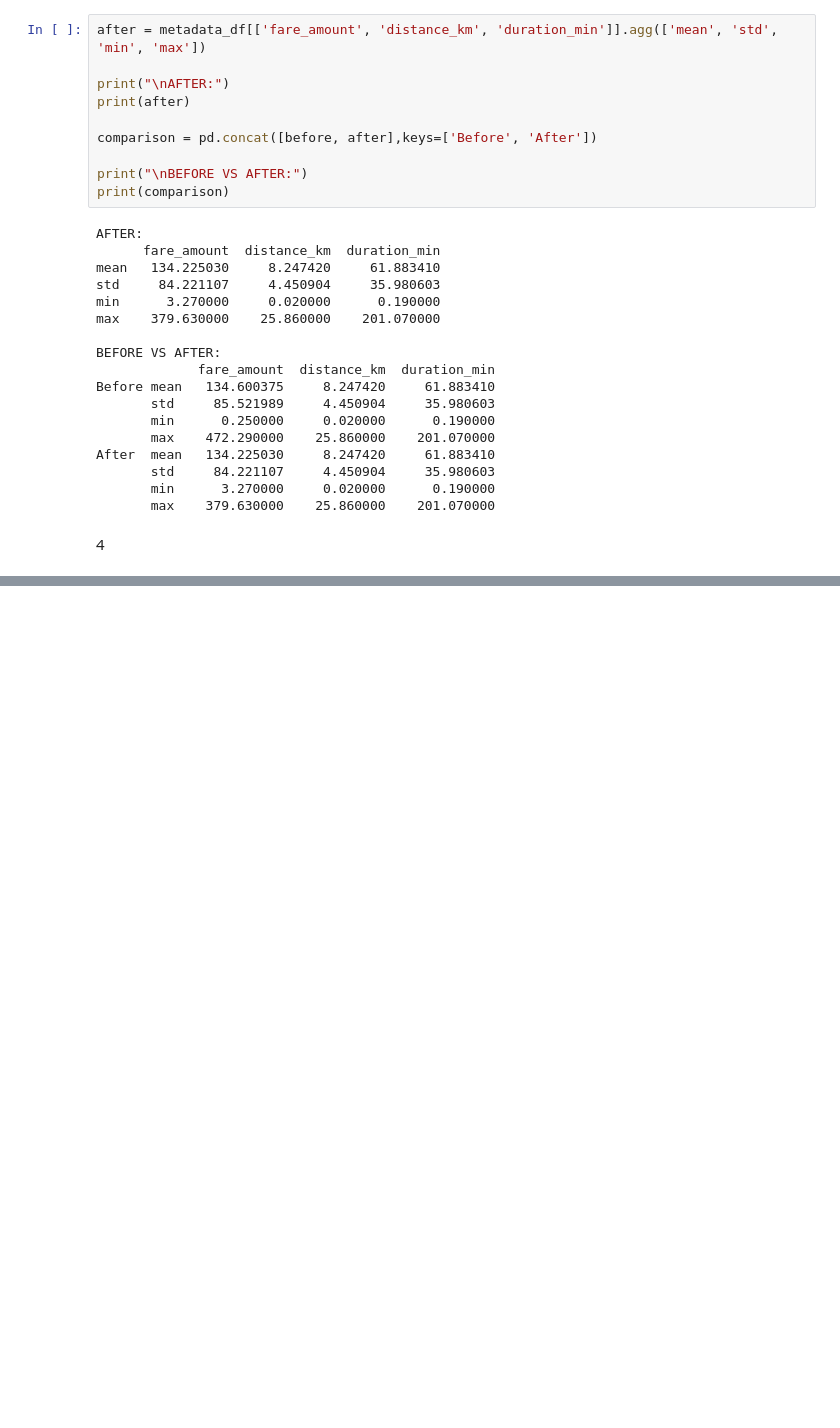
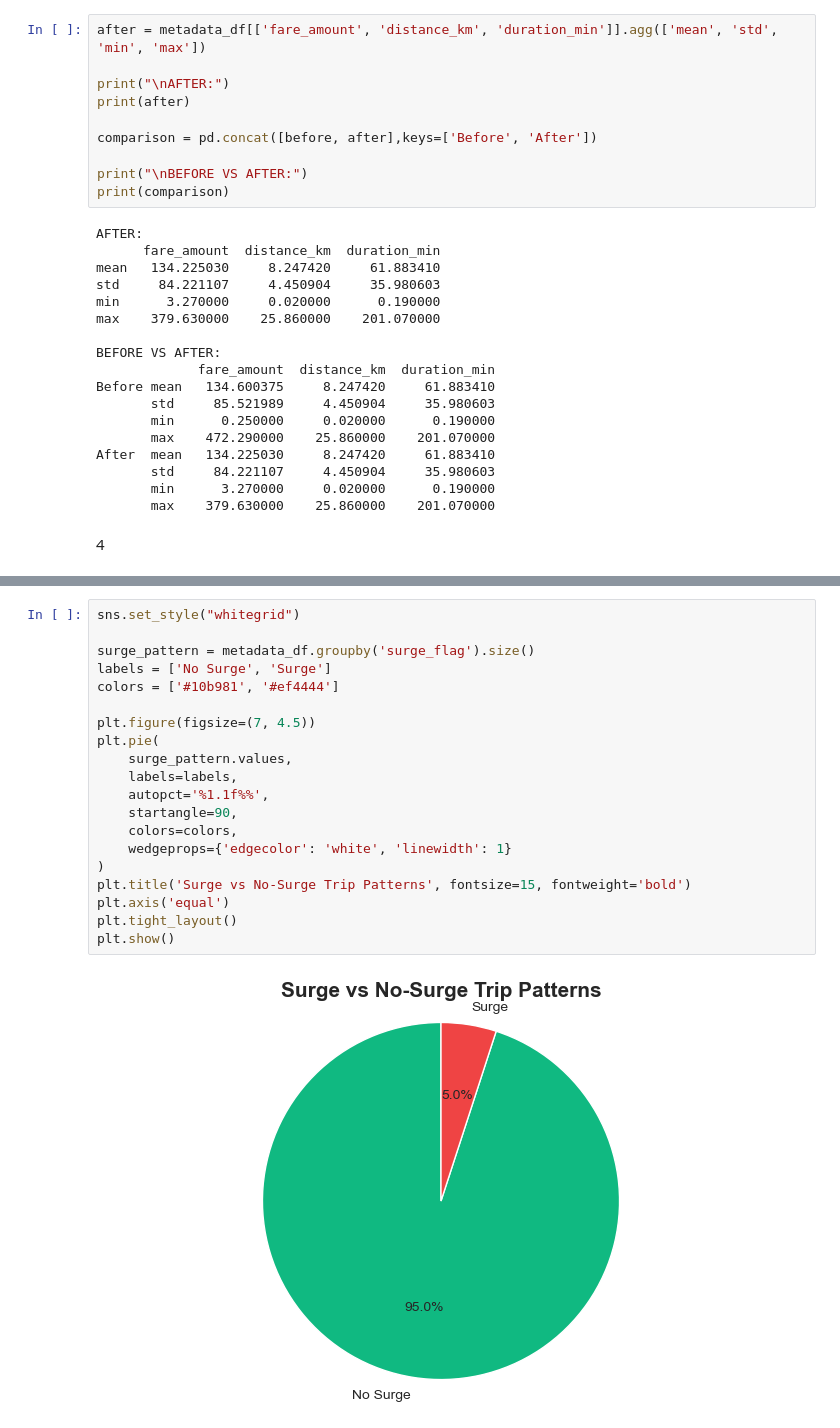
Before and after one commit to priyansh0712/RW, a Jupyter notebook: Data_Preprocecing/Exam/exam.ipynb, the cells around one changed output, grey strips where cells are left out. Saved outputs shown, nothing was run; the diff lists cells and outputs as text; blank space fills up the shorter version.

```diff
--- a/Data_Preprocecing/Exam/exam.ipynb
+++ b/Data_Preprocecing/Exam/exam.ipynb
@@ -311,0 +459,22 @@ KeyError: 'zone'
+# %%
+sns.set_style("whitegrid")
+
+surge_pattern = metadata_df.groupby('surge_flag').size()
+labels = ['No Surge', 'Surge']
+colors = ['#10b981', '#ef4444']
+
+plt.figure(figsize=(7, 4.5))
+plt.pie(
+    surge_pattern.values,
+    labels=labels,
+    autopct='%1.1f%%',
+    startangle=90,
+    colors=colors,
+    wedgeprops={'edgecolor': 'white', 'linewidth': 1}
+)
+plt.title('Surge vs No-Surge Trip Patterns', fontsize=15, fontweight='bold')
+plt.axis('equal')
+plt.tight_layout()
+plt.show()
+# %% [output]
+[figure, added]
```
Also changed, not shown: parts of 11 cells of this notebook, 7 other files.
